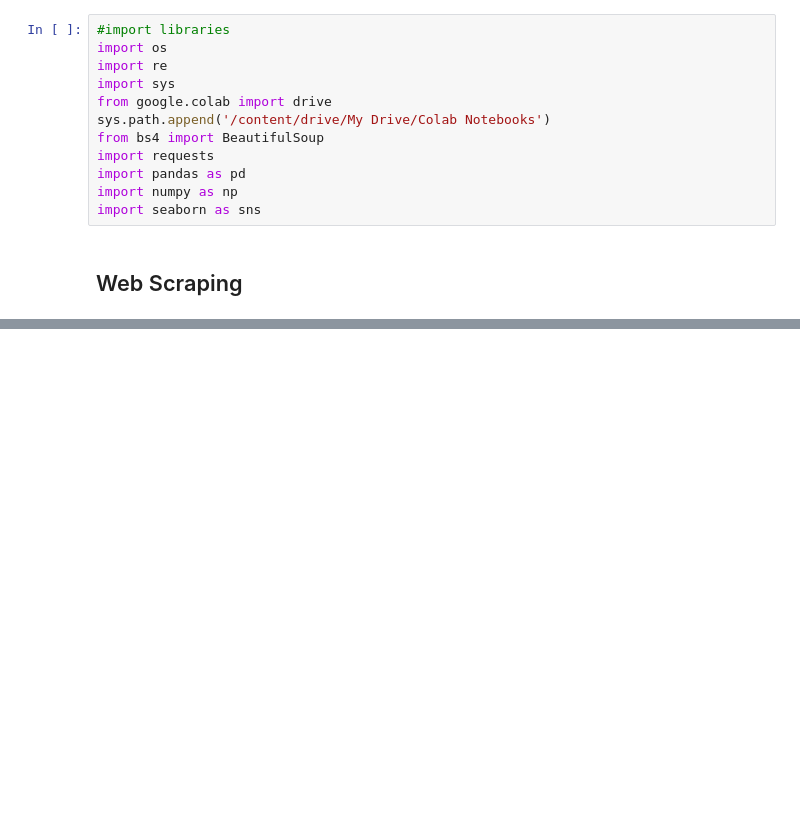
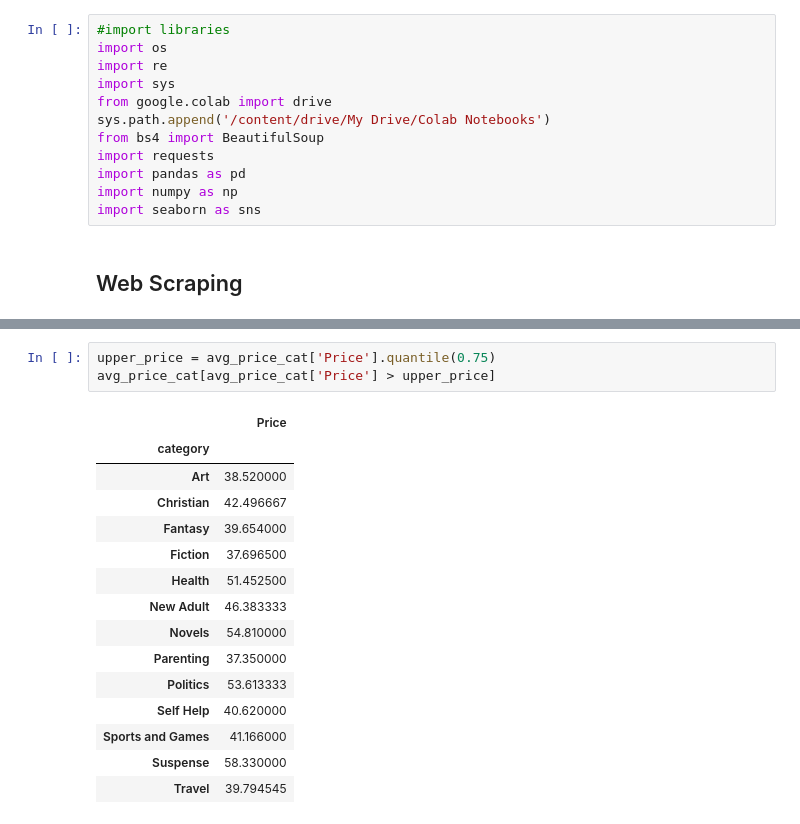
Before and after one commit to david4129/Book-Scraping, a Jupyter notebook: Untitled49.ipynb, the cells around one changed output, grey strips where cells are left out. Cells and saved outputs as stored; diff of their text form; blank space fills up the shorter version.

```diff
--- a/Untitled49.ipynb
+++ b/Untitled49.ipynb
@@ -97,0 +220,19 @@ return_books()
+# %%
+upper_price = avg_price_cat['Price'].quantile(0.75)
+avg_price_cat[avg_price_cat['Price'] > upper_price]
+# %% [output]
+|  | Price |
+| category |  |
+| Art | 38.520000 |
+| Christian | 42.496667 |
+| Fantasy | 39.654000 |
+| Fiction | 37.696500 |
+| Health | 51.452500 |
+| New Adult | 46.383333 |
+| Novels | 54.810000 |
+| Parenting | 37.350000 |
+| Politics | 53.613333 |
+| Self Help | 40.620000 |
+| Sports and Games | 41.166000 |
+| Suspense | 58.330000 |
+| Travel | 39.794545 |
```
Also changed, not shown: parts of 11 cells of this notebook.
